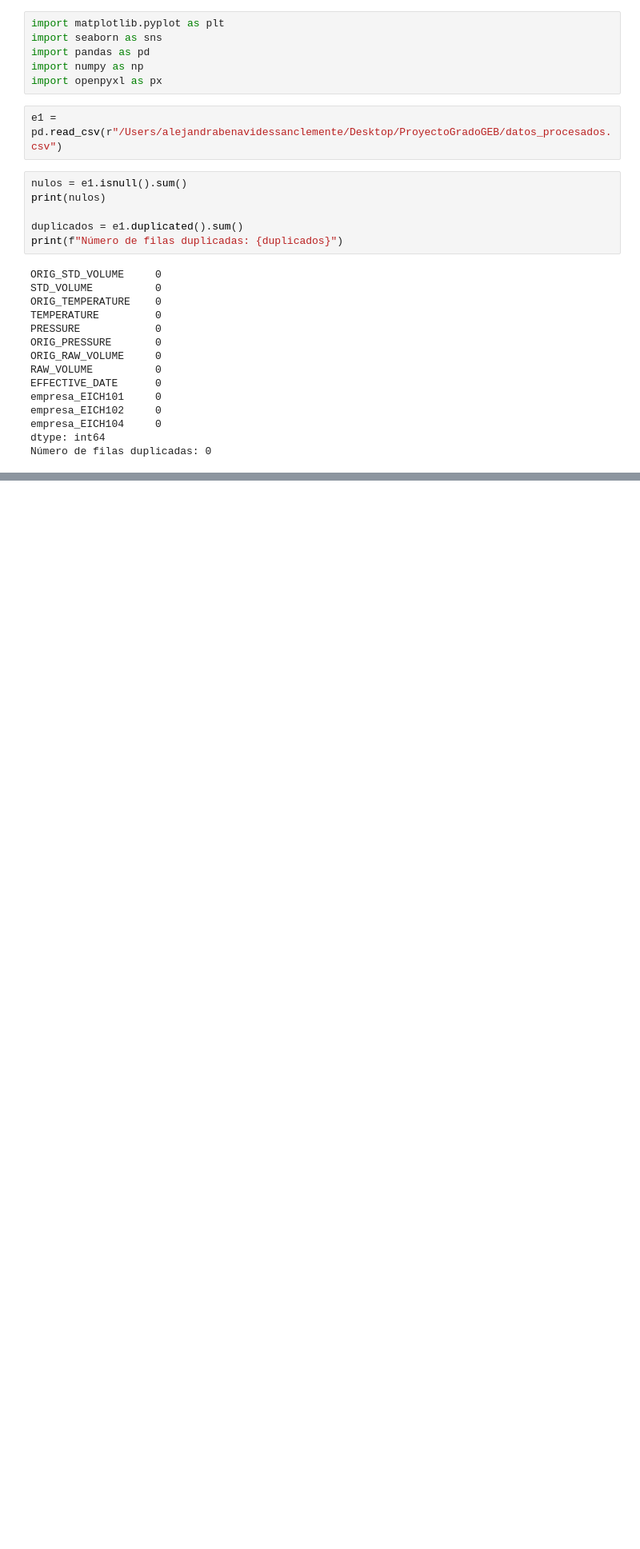
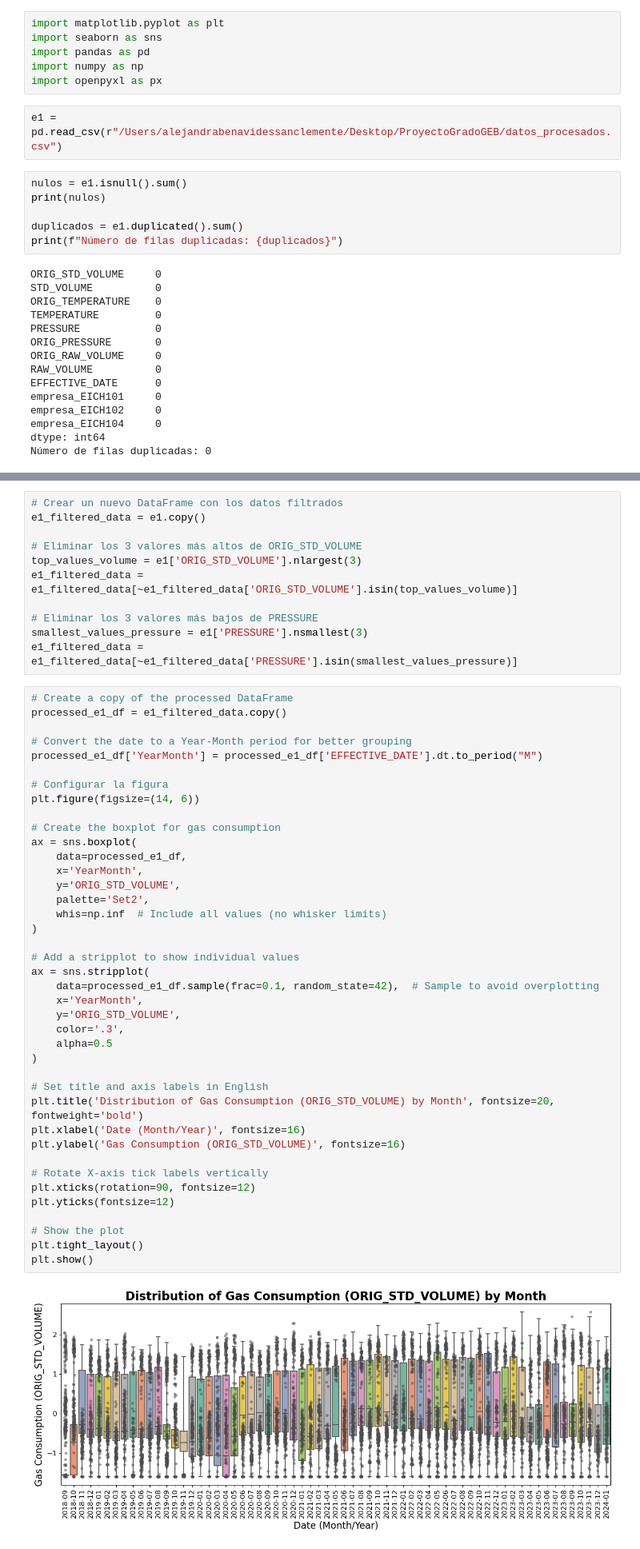
Before and after one commit to luna-as18/ProyectoGradoGEB, a Jupyter notebook: modelo_3_empresas/analisis_general_variables.ipynb, the cells around one changed output, grey strips where cells are left out. Shown at 80% size. Drawn from its saved outputs; the diff is of its cells as text; blank space fills up the shorter version.

```diff
--- a/modelo_3_empresas/analisis_general_variables.ipynb
+++ b/modelo_3_empresas/analisis_general_variables.ipynb
@@ -109,0 +115,53 @@ plt.show()
+# %%
+# Crear un nuevo DataFrame con los datos filtrados
+e1_filtered_data = e1.copy()
+
+# Eliminar los 3 valores más altos de ORIG_STD_VOLUME
+top_values_volume = e1['ORIG_STD_VOLUME'].nlargest(3)
+e1_filtered_data = e1_filtered_data[~e1_filtered_data['ORIG_STD_VOLUME'].isin(top_values_volume)]
+
+# Eliminar los 3 valores más bajos de PRESSURE
+smallest_values_pressure = e1['PRESSURE'].nsmallest(3)
+e1_filtered_data = e1_filtered_data[~e1_filtered_data['PRESSURE'].isin(smallest_values_pressure)]
+# %%
+# Create a copy of the processed DataFrame
+processed_e1_df = e1_filtered_data.copy()
+
+# Convert the date to a Year-Month period for better grouping
+processed_e1_df['YearMonth'] = processed_e1_df['EFFECTIVE_DATE'].dt.to_period("M")
+
+# Configurar la figura
+plt.figure(figsize=(14, 6))
+
+# Create the boxplot for gas consumption
+ax = sns.boxplot(
+    data=processed_e1_df,
+    x='YearMonth',
+    y='ORIG_STD_VOLUME',
+    palette='Set2',
+    whis=np.inf  # Include all values (no whisker limits)
+)
+
+# Add a stripplot to show individual values
+ax = sns.stripplot(
+    data=processed_e1_df.sample(frac=0.1, random_state=42),  # Sample to avoid overplotting
+    x='YearMonth',
+    y='ORIG_STD_VOLUME',
+    color='.3',
+    alpha=0.5
+)
+
+# Set title and axis labels in English
+plt.title('Distribution of Gas Consumption (ORIG_STD_VOLUME) by Month', fontsize=20, fontweight='bold')
+plt.xlabel('Date (Month/Year)', fontsize=16)
+plt.ylabel('Gas Consumption (ORIG_STD_VOLUME)', fontsize=16)
+
+# Rotate X-axis tick labels vertically
+plt.xticks(rotation=90, fontsize=12)
+plt.yticks(fontsize=12)
+
+# Show the plot
+plt.tight_layout()
+plt.show()
+# %% [output]
+[figure, added]
```
Also changed, not shown: parts of 2 cells of this notebook.
